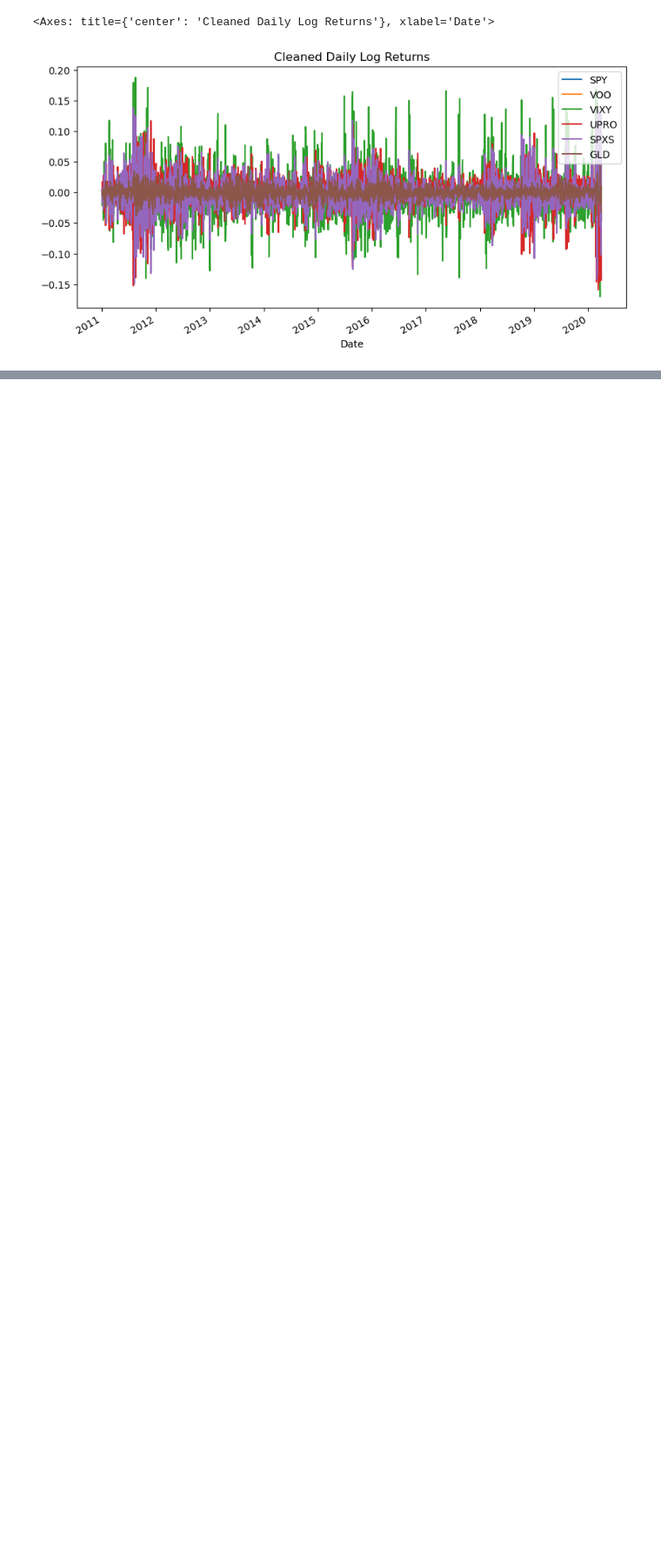
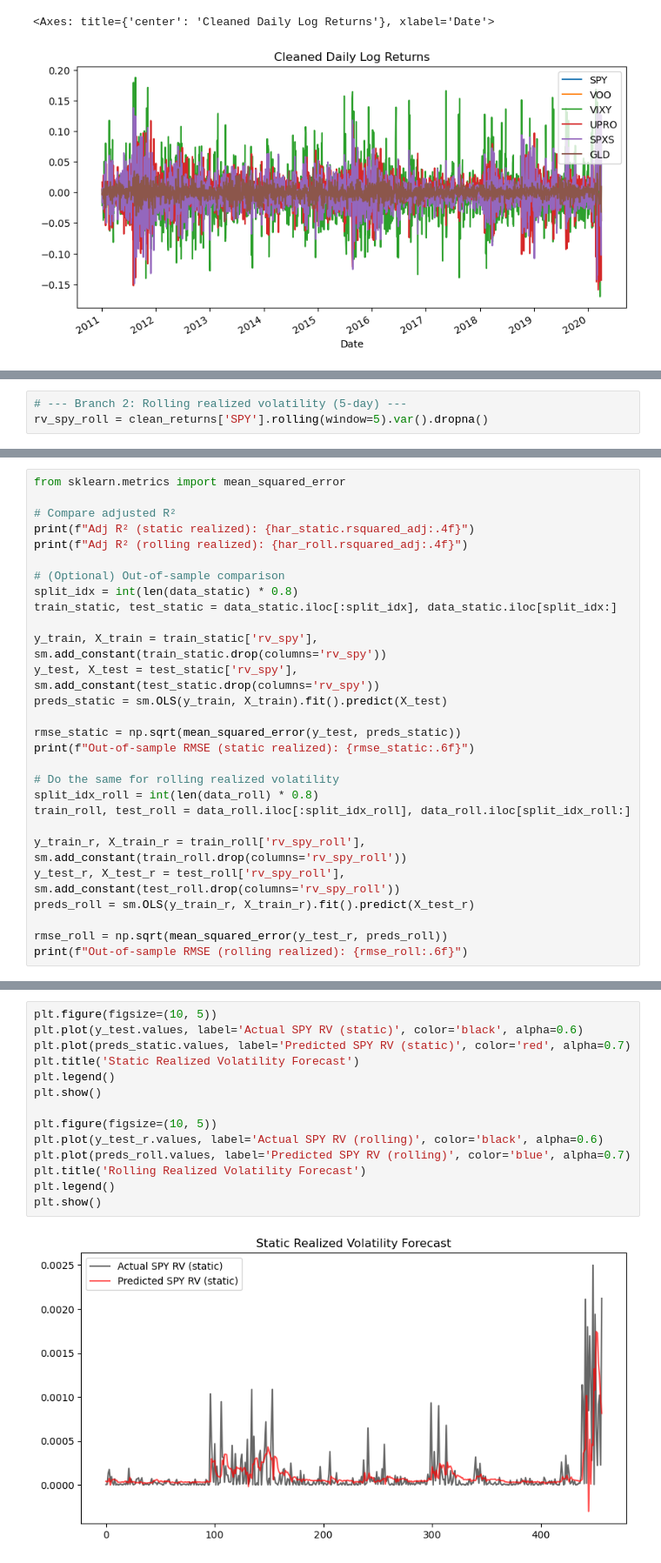
Before and after one commit to PFFK/AnalyticsAnonymous, a Jupyter notebook: AA_DataCleaning.ipynb, the cells around one changed output, grey strips where cells are left out. Shown: that part at 87% size. Saved outputs shown, nothing was run; the diff lists cells and outputs as text; blank space fills up the shorter version.

```diff
--- a/AA_DataCleaning.ipynb
+++ b/AA_DataCleaning.ipynb
@@ -302,0 +343,3 @@ Final cleaned returns shape: (2306, 6)
+# %%
+# --- Branch 2: Rolling realized volatility (5-day) ---
+rv_spy_roll = clean_returns['SPY'].rolling(window=5).var().dropna()
@@ -302,0 +386,28 @@ Final cleaned returns shape: (2306, 6)
+# %%
+from sklearn.metrics import mean_squared_error
+
+# Compare adjusted R²
+print(f"Adj R² (static realized): {har_static.rsquared_adj:.4f}")
+print(f"Adj R² (rolling realized): {har_roll.rsquared_adj:.4f}")
+
+# (Optional) Out-of-sample comparison
+split_idx = int(len(data_static) * 0.8)
+train_static, test_static = data_static.iloc[:split_idx], data_static.iloc[split_idx:]
+
+y_train, X_train = train_static['rv_spy'], sm.add_constant(train_static.drop(columns='rv_spy'))
+y_test, X_test = test_static['rv_spy'], sm.add_constant(test_static.drop(columns='rv_spy'))
+preds_static = sm.OLS(y_train, X_train).fit().predict(X_test)
+
+rmse_static = np.sqrt(mean_squared_error(y_test, preds_static))
+print(f"Out-of-sample RMSE (static realized): {rmse_static:.6f}")
+
+# Do the same for rolling realized volatility
+split_idx_roll = int(len(data_roll) * 0.8)
+train_roll, test_roll = data_roll.iloc[:split_idx_roll], data_roll.iloc[split_idx_roll:]
+
+y_train_r, X_train_r = train_roll['rv_spy_roll'], sm.add_constant(train_roll.drop(columns='rv_spy_roll'))
+y_test_r, X_test_r = test_roll['rv_spy_roll'], sm.add_constant(test_roll.drop(columns='rv_spy_roll'))
+preds_roll = sm.OLS(y_train_r, X_train_r).fit().predict(X_test_r)
+
+rmse_roll = np.sqrt(mean_squared_error(y_test_r, preds_roll))
+print(f"Out-of-sample RMSE (rolling realized): {rmse_roll:.6f}")
@@ -302,0 +419,16 @@ Final cleaned returns shape: (2306, 6)
+# %%
+plt.figure(figsize=(10, 5))
+plt.plot(y_test.values, label='Actual SPY RV (static)', color='black', alpha=0.6)
+plt.plot(preds_static.values, label='Predicted SPY RV (static)', color='red', alpha=0.7)
+plt.title('Static Realized Volatility Forecast')
+plt.legend()
+plt.show()
+
+plt.figure(figsize=(10, 5))
+plt.plot(y_test_r.values, label='Actual SPY RV (rolling)', color='black', alpha=0.6)
+plt.plot(preds_roll.values, label='Predicted SPY RV (rolling)', color='blue', alpha=0.7)
+plt.title('Rolling Realized Volatility Forecast')
+plt.legend()
+plt.show()
+# %% [output]
+[figure, added]
```
Also changed, not shown: parts of 14 cells of this notebook.
